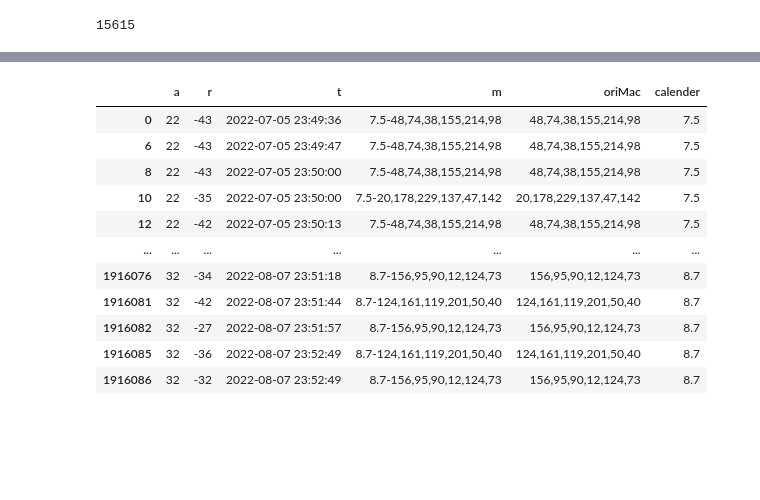
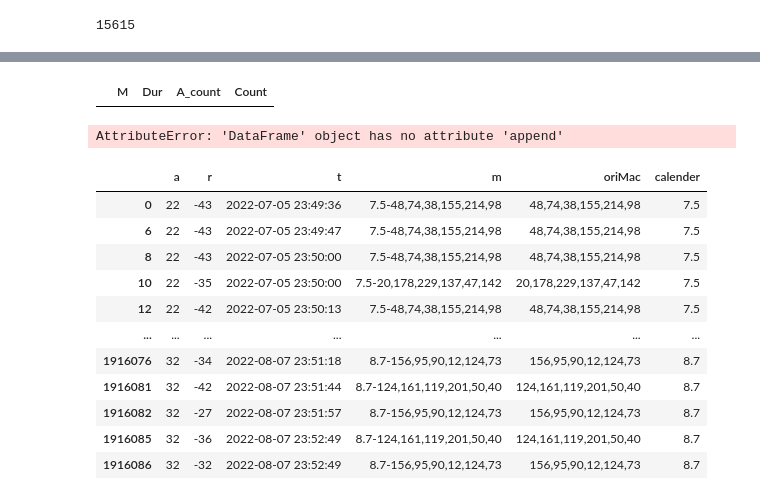
Before and after one commit to RickH-Arch/MEIRL-GAIL-Behavior-Cloning, a Jupyter notebook: wifi_track_data/wifi_track_data_clean_advanced.ipynb, the cells around one changed output, grey strips where cells are left out. Saved outputs shown, nothing was run; the diff lists cells and outputs as text; code cells hidden in the pictures; blank space fills up the shorter version.

```diff
--- a/wifi_track_data/wifi_track_data_clean_advanced.ipynb
+++ b/wifi_track_data/wifi_track_data_clean_advanced.ipynb
@@ -189,3 +219,15 @@ KeyboardInterrupt:
+# %%
+df_sta = pd.DataFrame({'M':[],'Dur':[],'A_count':[],'Count':[]})
+df_sta
+# %% [output]
+|  | M | Dur | A_count | Count |
+# %%
+#生成统计数值的dataframe
+for i in range(len(mac_list)):
+    df_sta.append({'M':mac_list[i],'Dur':mac_dur_list[i],'A_count':a_count[mac_list[i]],'Count':count_list[mac_list[i]]})
+df_sta
+# %% [output]
+AttributeError: 'DataFrame' object has no attribute 'append'
 # %%
 #获得忽略数据次数的mac-a列表
 count_list = df.groupby(['m']).a.value_counts()
```
Also changed, not shown: parts of 3 cells of this notebook, 1 other file.
